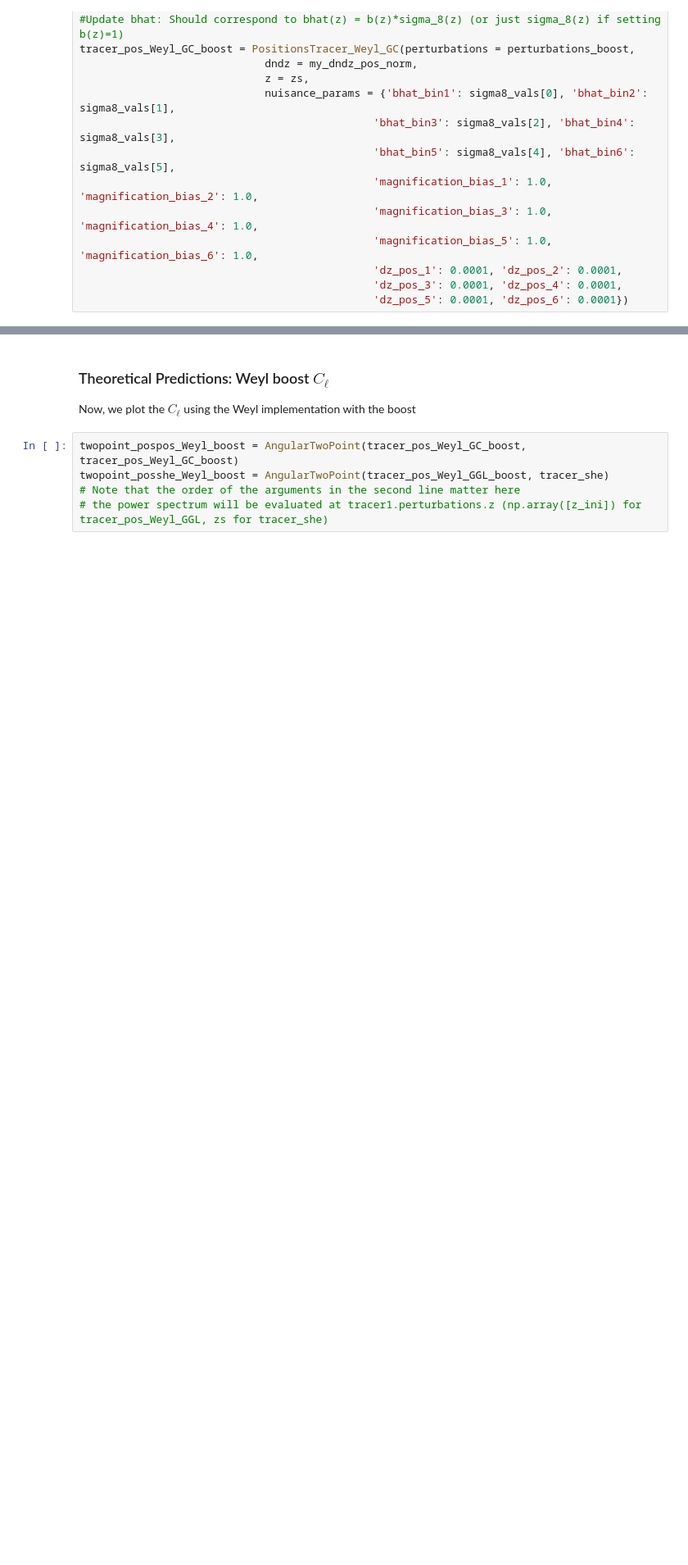
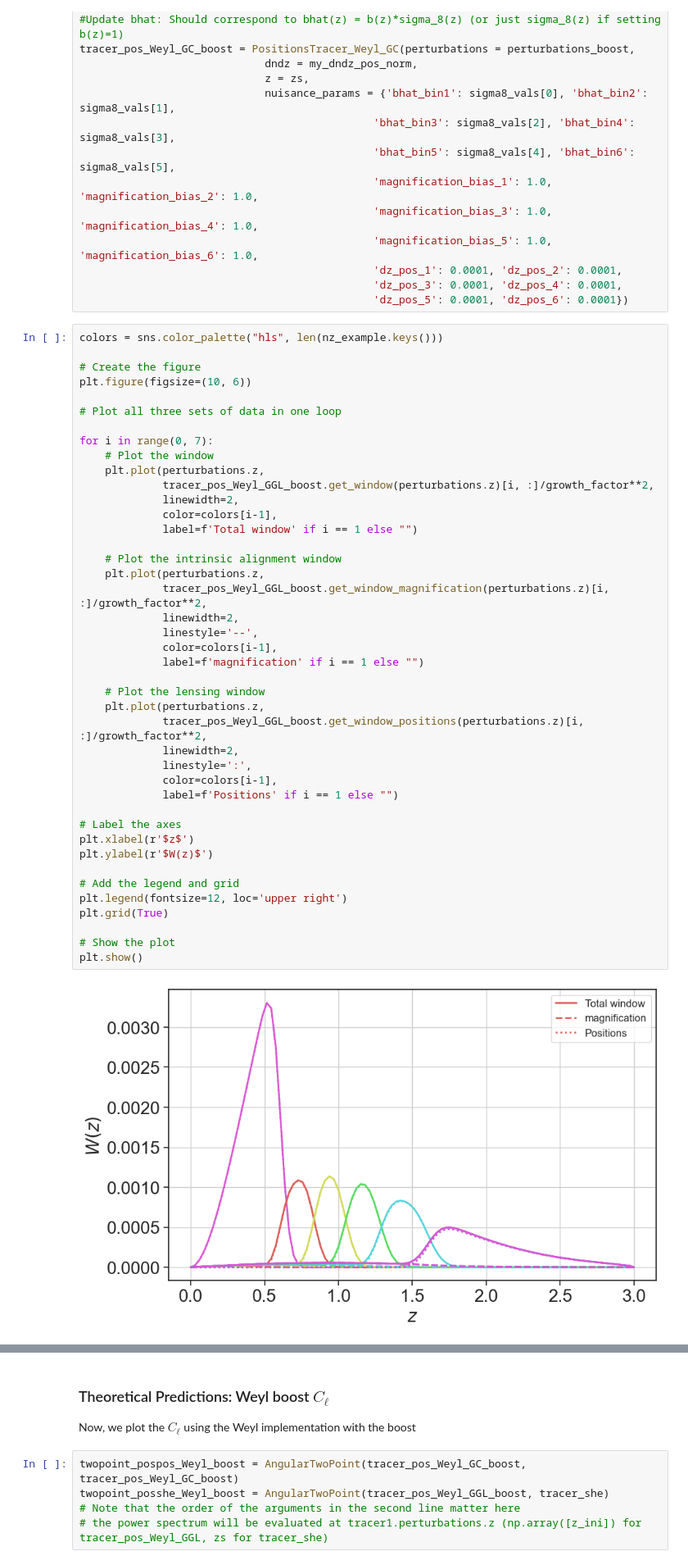
Before and after one commit to cloe-org/playground, a Jupyter notebook: tutorials/observables/photo_Weyl.ipynb, the cells around one changed output, grey strips where cells are left out. Shown at 82% size. Cells and saved outputs as stored; diff of their text form; blank space fills up the shorter version.

```diff
--- a/tutorials/observables/photo_Weyl.ipynb
+++ b/tutorials/observables/photo_Weyl.ipynb
@@ -611,6 +652,50 @@ tracer_pos_Weyl_GC_boost = PositionsTracer_Weyl_GC(perturbations = perturbations
                                               'dz_pos_1': 0.0001, 'dz_pos_2': 0.0001,
                                               'dz_pos_3': 0.0001, 'dz_pos_4': 0.0001,
                                               'dz_pos_5': 0.0001, 'dz_pos_6': 0.0001})
+# %%
+colors = sns.color_palette("hls", len(nz_example.keys()))
+
+# Create the figure
+plt.figure(figsize=(10, 6))
+
+# Plot all three sets of data in one loop
+
+for i in range(0, 7):
+    # Plot the window
+    plt.plot(perturbations.z,
+             tracer_pos_Weyl_GGL_boost.get_window(perturbations.z)[i, :]/growth_factor**2,
+             linewidth=2,
+             color=colors[i-1],
+             label=f'Total window' if i == 1 else "")
+
+    # Plot the intrinsic alignment window
+    plt.plot(perturbations.z,
+             tracer_pos_Weyl_GGL_boost.get_window_magnification(perturbations.z)[i, :]/growth_factor**2,
+             linewidth=2,
+             linestyle='--',
+             color=colors[i-1],
+             label=f'magnification' if i == 1 else "")
+
+    # Plot the lensing window
+    plt.plot(perturbations.z,
+             tracer_pos_Weyl_GGL_boost.get_window_positions(perturbations.z)[i, :]/growth_factor**2,
+             linewidth=2,
+             linestyle=':',
+             color=colors[i-1],
+             label=f'Positions' if i == 1 else "")
+
+# Label the axes
+plt.xlabel(r'$z$')
+plt.ylabel(r'$W(z)$')
+
+# Add the legend and grid
+plt.legend(fontsize=12, loc='upper right')
+plt.grid(True)
+
+# Show the plot
+plt.show()
+# %% [output]
+[figure, added]
 # %%
 colors = sns.color_palette("hls", len(nz_example.keys()))
 
```
Also changed, not shown: parts of 20 cells of this notebook.
